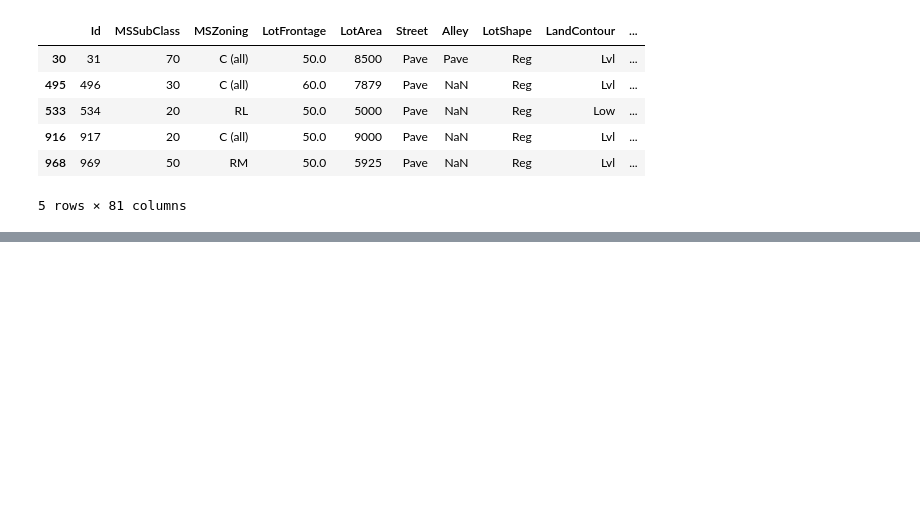
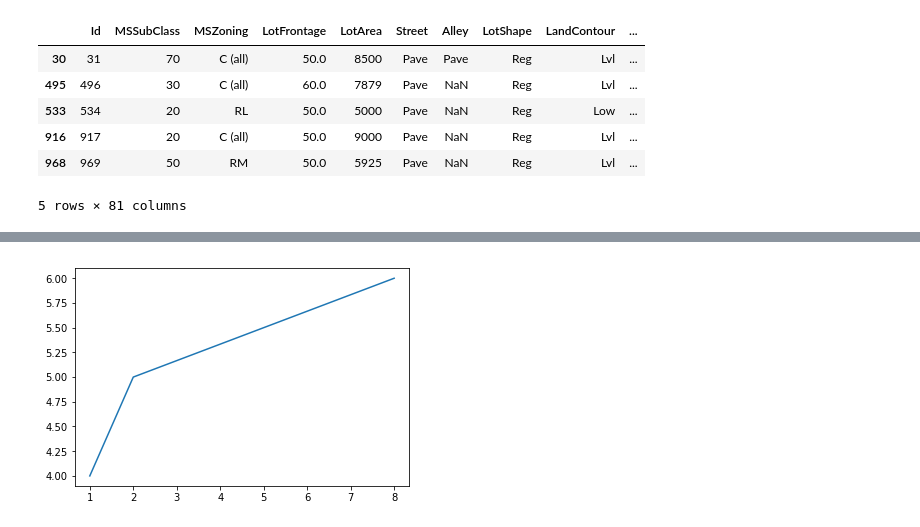
Before and after one commit to santhosh432/pandas_tutorial, a Jupyter notebook: pandas_basics_1.ipynb, the cells around one changed output, grey strips where cells are left out. Cells and saved outputs as stored; diff of their text form; code cells hidden in the pictures; blank space fills up the shorter version.

```diff
--- a/pandas_basics_1.ipynb
+++ b/pandas_basics_1.ipynb
@@ -230,0 +255,5 @@ df2.size
+# %%
+plt.plot([1,2,8,], [4,5,6])
+plt.show()
+# %% [output]
+[figure, added]
```
Also changed, not shown: parts of 26 cells of this notebook, 2 other files.
